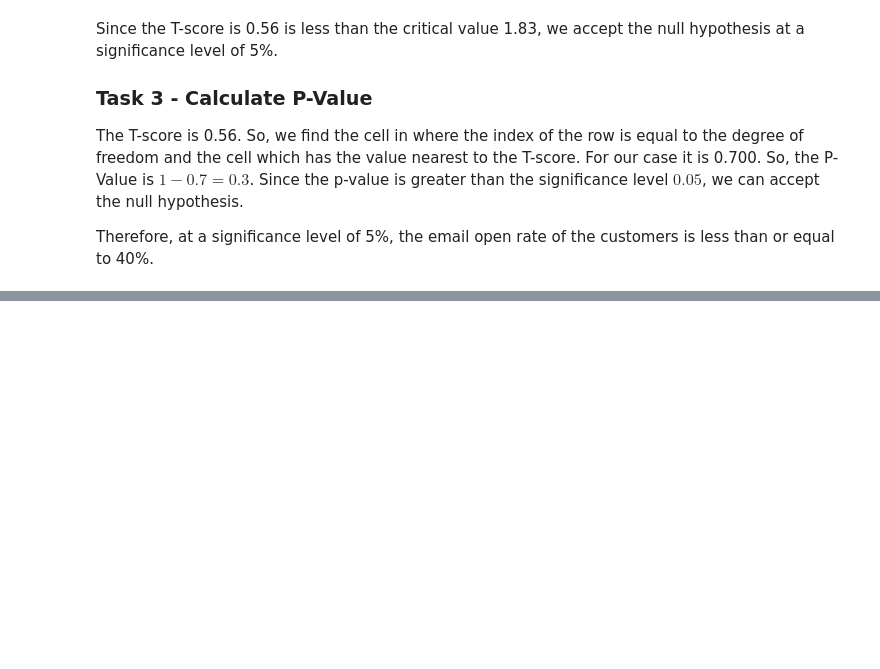
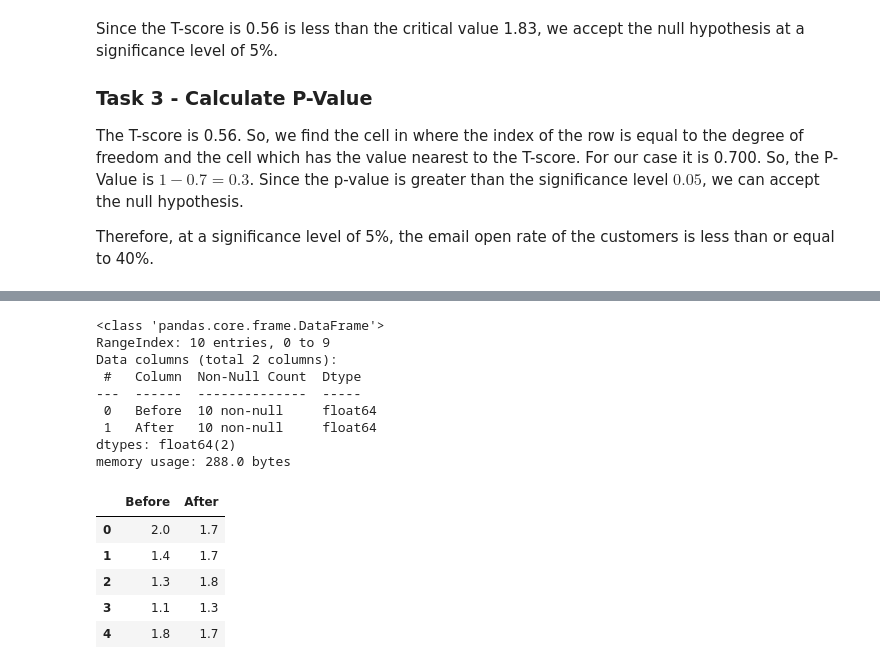
Before and after one commit to zuhairmhtb/Data-Science, a Jupyter notebook: Data Science - Statistics Part 3/Data_Science_Part_2_Statistics_III.ipynb, the cells around one changed output, grey strips where cells are left out. Saved outputs shown, nothing was run; the diff lists cells and outputs as text; code cells hidden in the pictures; blank space fills up the shorter version.

```diff
--- a/Data Science - Statistics Part 3/Data_Science_Part_2_Statistics_III.ipynb
+++ b/Data Science - Statistics Part 3/Data_Science_Part_2_Statistics_III.ipynb
@@ -500,0 +519,20 @@ Therefore, at a significance level of 5\%, the email open rate of the customers
+# %%
+df = pd.read_excel('blood_magnesium_level.xlsx')
+df.info()
+df.head()
+# %% [output]
+<class 'pandas.core.frame.DataFrame'>
+RangeIndex: 10 entries, 0 to 9
+Data columns (total 2 columns):
+ #   Column  Non-Null Count  Dtype
+---  ------  --------------  -----
+ 0   Before  10 non-null     float64
+ 1   After   10 non-null     float64
+dtypes: float64(2)
+memory usage: 288.0 bytes
+|  | Before | After |
+| 0 | 2.0 | 1.7 |
+| 1 | 1.4 | 1.7 |
+| 2 | 1.3 | 1.8 |
+| 3 | 1.1 | 1.3 |
+| 4 | 1.8 | 1.7 |
```
Also changed, not shown: parts of 25 cells of this notebook, 2 other files.
